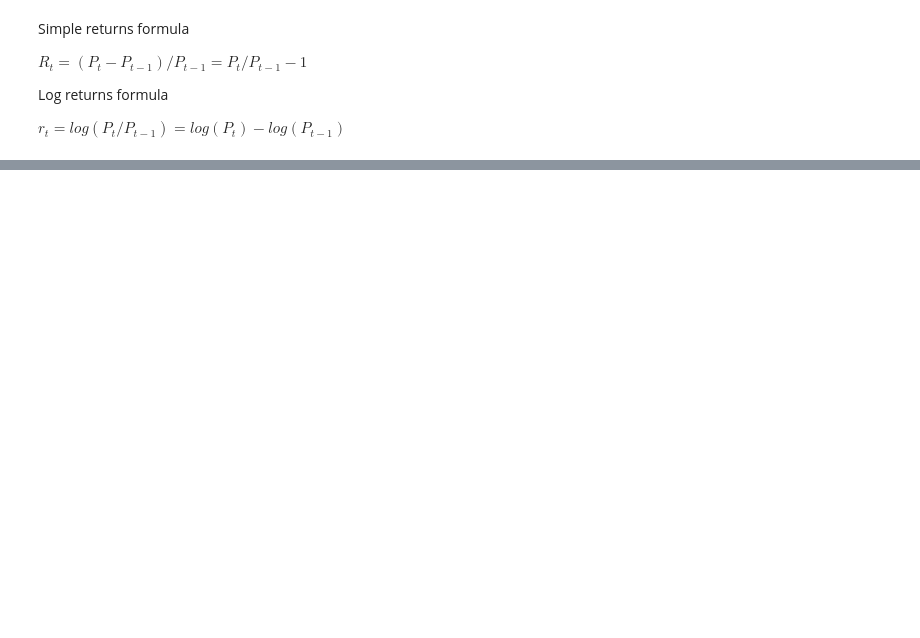
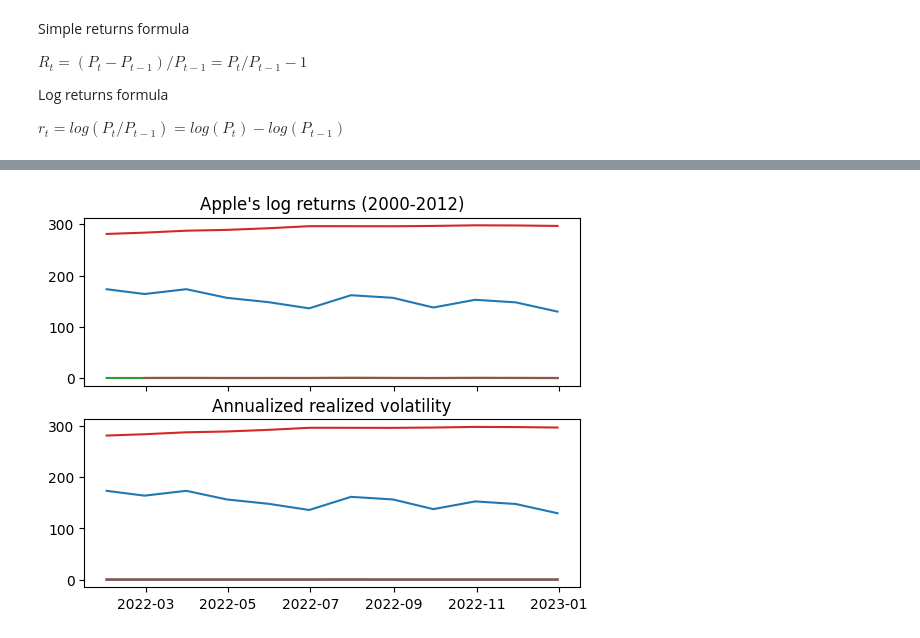
Before and after one commit to valmikroy/pyworkspace, a Jupyter notebook: investment.ipynb, the cells around one changed output, grey strips where cells are left out. Drawn from its saved outputs; the diff is of its cells as text; code cells hidden in the pictures; blank space fills up the shorter version.

Commit message:
Realized Volitity calculation

```diff
--- a/investment.ipynb
+++ b/investment.ipynb
@@ -87,13 +94,18 @@ $\pi{t}$ = inflation rate
 # %%
 import nasdaqdatalink
+from dotenv import load_dotenv
+import os
 
-nasdaqdatalink.ApiConfig.api_key = "suGGpeYc6UVYmhK3vDyK"
+
+load_dotenv()
+
+nasdaqdatalink.ApiConfig.api_key = os.environ.get('NASDAQ_API_KEY')
 
 df = df.resample("M").last()
 
 df_cpi = (
     nasdaqdatalink.get(dataset="RATEINF/CPI_USA",
-                       start_date="2022-01-01",
+                       start_date="2016-01-01",
                        end_date="2022-12-31")
     .rename(columns={"Value": "cpi"})
 )
@@ -119,0 +151,17 @@ df.head()
+# %%
+# Calculation of realized variance
+def realized_volatility(x):
+    return np.sqrt(np.sum(x**2))
+
+# monthly realized volatility
+df_rv = (
+    df.groupby(pd.Grouper(freq="M"))   #  equivalent of  df["log_rtn"].resample("M").mean()
+    .apply(realized_volatility)
+    .rename(columns={"log_rtn": "rv"})
+)
+
+# Annulalized the values of realized volatility
+df_rv.rv = df_rv["rv"] * np.sqrt(12)
+
+
+df_rv.head()
@@ -119,0 +176,14 @@ df.head()
+# %%
+# Plotting data
+
+import matplotlib.pyplot as plt
+
+
+fig, ax = plt.subplots(2, 1, sharex=True)
+ax[0].plot(df)
+ax[0].set_title("Apple's log returns (2000-2012)")
+ax[1].plot(df_rv)
+ax[1].set_title("Annualized realized volatility")
+plt.show()
+# %% [output]
+[figure, added]
```
Also changed, not shown: parts of 7 cells of this notebook.
